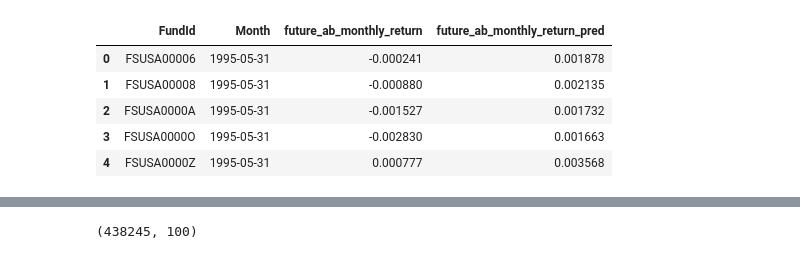
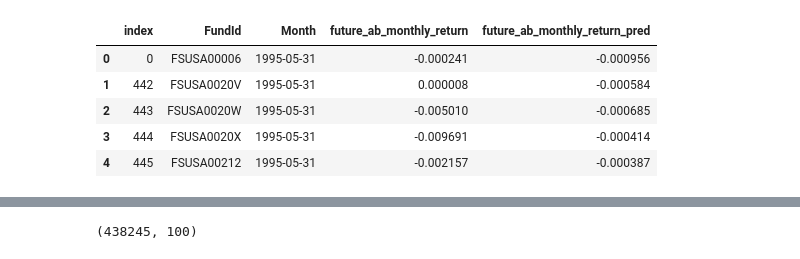
Before and after one commit to AlvisYan2025/sensitivityanalysisfunctions, a Jupyter notebook: decile_plot.ipynb, the cells around one changed output, grey strips where cells are left out. Saved outputs shown, nothing was run; the diff lists cells and outputs as text; code cells hidden in the pictures.

```diff
--- a/decile_plot.ipynb
+++ b/decile_plot.ipynb
@@ -11,24 +21,26 @@ import torch
 # %%
 #read all preditions
 all_preds = {}
 all_models = []
-dirname = 'sensitivity_bond_20240908'
+dirname = 'sensitivity_20240922/'
 numfile = 0
 for root, dirs, files in os.walk(dirname):
-        for file in files:
-            if file.endswith('.xz'):
-                numfile += 1
-                filepath = os.path.join(root, file)
-                df = pd.read_csv(filepath)
-                all_preds[file] = pd.read_csv(filepath)
-                all_models.append(file)
-                if numfile>10:
-                     break
+    for file in tqdm(files):
+        if file.endswith('.xz'):
+            numfile += 1
+            filepath = os.path.join(root, file)
+            df = pd.read_csv(filepath)
+            df['Month'] = pd.to_datetime(df['Month'], format='%Y-%m-%d')
+            df = df.sort_values(by='Month', ascending=True).reset_index()
+            all_preds[file] = df
+            all_models.append(file)
+            if numfile>512:
+                 break
 all_preds[all_models[0]].head()
 # %% [output]
-|  | FundId | Month | future_ab_monthly_return | future_ab_monthly_return_pred |
-| 0 | FSUSA00006 | 1995-05-31 | -0.000241 | 0.001878 |
-| 1 | FSUSA00008 | 1995-05-31 | -0.000880 | 0.002135 |
-| 2 | FSUSA0000A | 1995-05-31 | -0.001527 | 0.001732 |
-| 3 | FSUSA0000O | 1995-05-31 | -0.002830 | 0.001663 |
-| 4 | FSUSA0000Z | 1995-05-31 | 0.000777 | 0.003568 |
+|  | index | FundId | Month | future_ab_monthly_return | future_ab_monthly_return_pred |
+| 0 | 0 | FSUSA00006 | 1995-05-31 | -0.000241 | -0.000956 |
+| 1 | 442 | FSUSA0020V | 1995-05-31 | 0.000008 | -0.000584 |
+| 2 | 443 | FSUSA0020W | 1995-05-31 | -0.005010 | -0.000685 |
+| 3 | 444 | FSUSA0020X | 1995-05-31 | -0.009691 | -0.000414 |
+| 4 | 445 | FSUSA00212 | 1995-05-31 | -0.002157 | -0.000387 |
```
Also changed, not shown: parts of 16 cells of this notebook.
